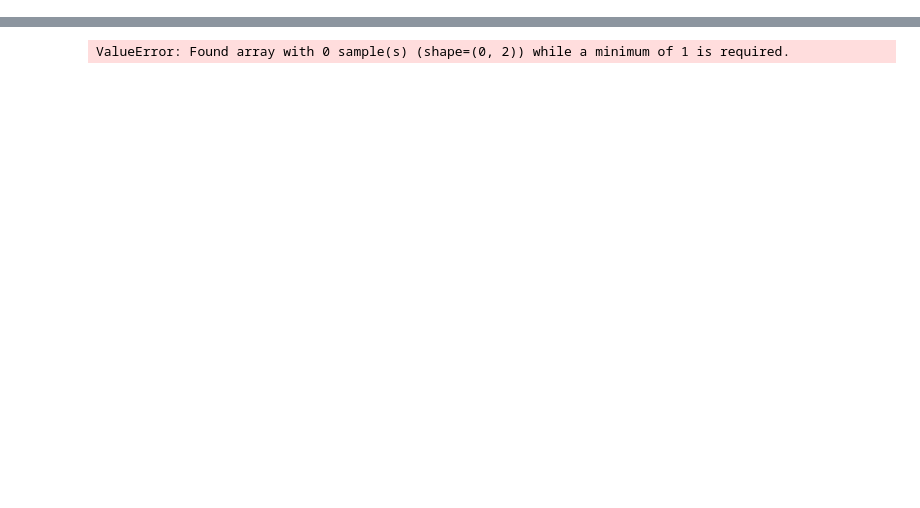
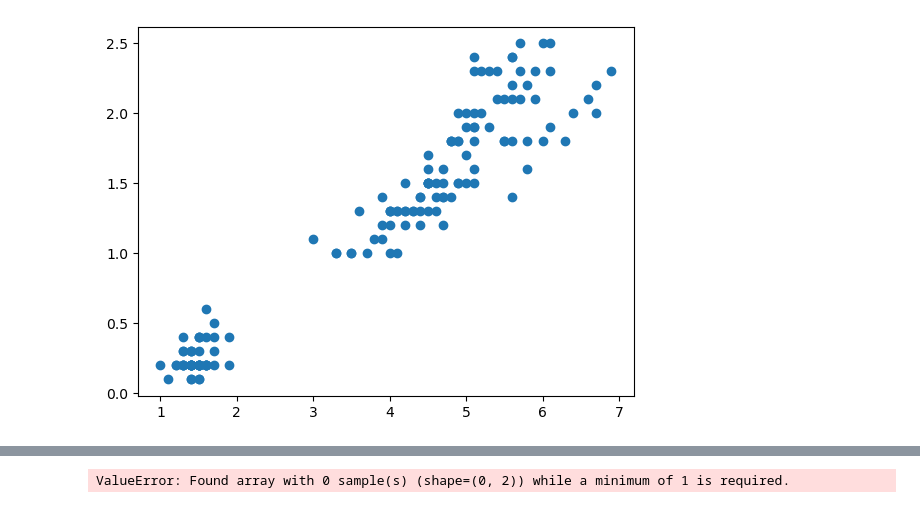
Before and after one commit to gwillcc90/Geron-ML-notes, a Jupyter notebook: Ch9/Chapter 9.ipynb, the cells around one changed output, grey strips where cells are left out. Cells and saved outputs as stored; diff of their text form; code cells hidden in the pictures; blank space fills up the shorter version.

```diff
--- a/Ch9/Chapter 9.ipynb
+++ b/Ch9/Chapter 9.ipynb
@@ -18,0 +43,5 @@ A few more Unsupervised Learning tasks and algorithms:
+# %%
+# Plot without classes
+plt.scatter(iris_dat['petal length (cm)'], iris_dat['petal width (cm)']);
+# %% [output]
+[figure, added]
```
Also changed, not shown: parts of 6 cells of this notebook.
